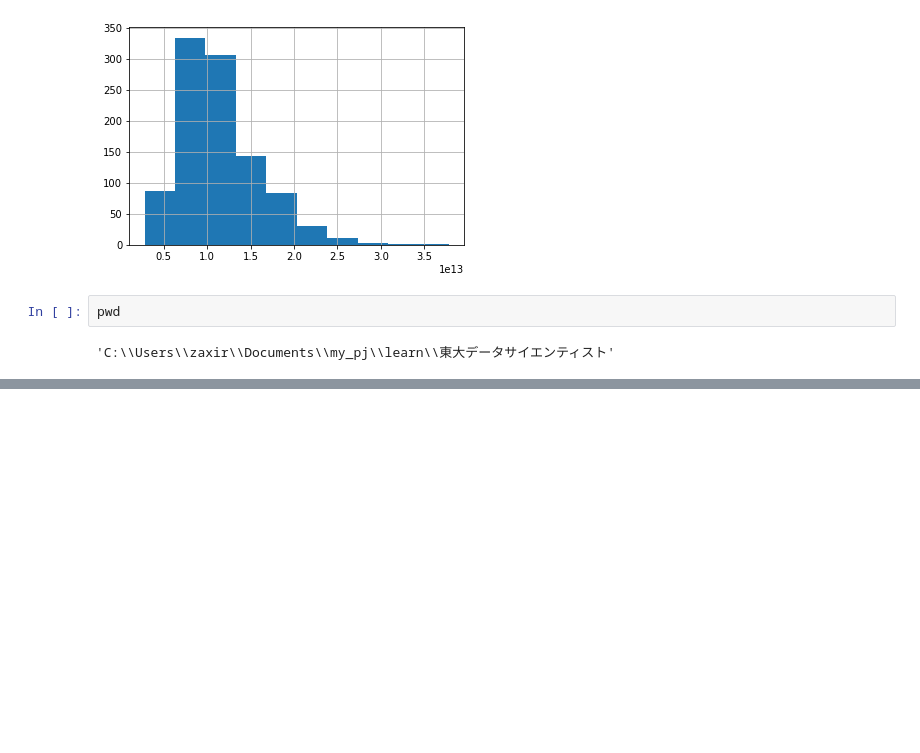
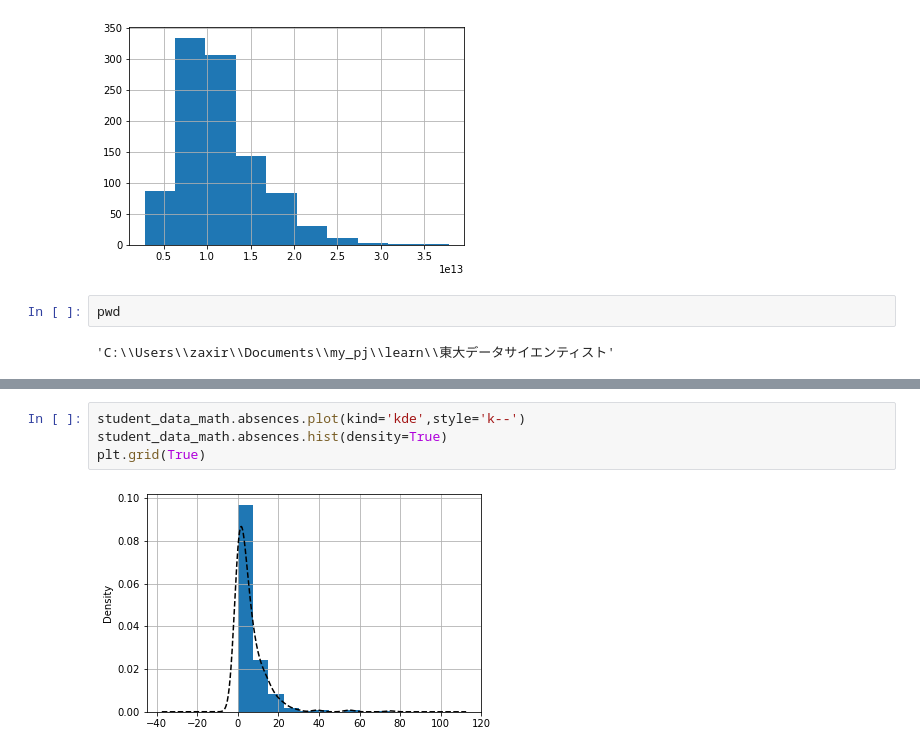
Before and after one commit to zaxirolls/learn, a Jupyter notebook: 東大データサイエンティスト/ch4.ipynb, the cells around one changed output, grey strips where cells are left out. Cells and saved outputs as stored; diff of their text form; blank space fills up the shorter version.

```diff
--- a/東大データサイエンティスト/ch4.ipynb
+++ b/東大データサイエンティスト/ch4.ipynb
@@ -108,0 +124,6 @@ NameError: name 'a' is not defined
+# %%
+student_data_math.absences.plot(kind='kde',style='k--')
+student_data_math.absences.hist(density=True)
+plt.grid(True)
+# %% [output]
+[figure, added]
```
Also changed, not shown: parts of 8 cells of this notebook.
